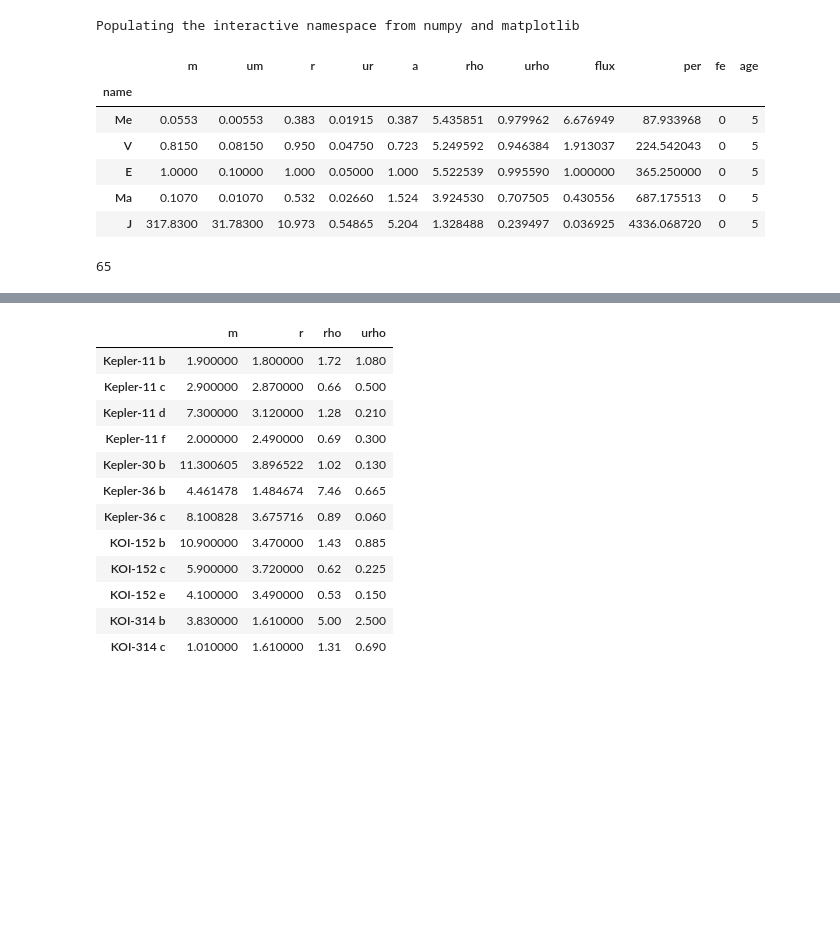
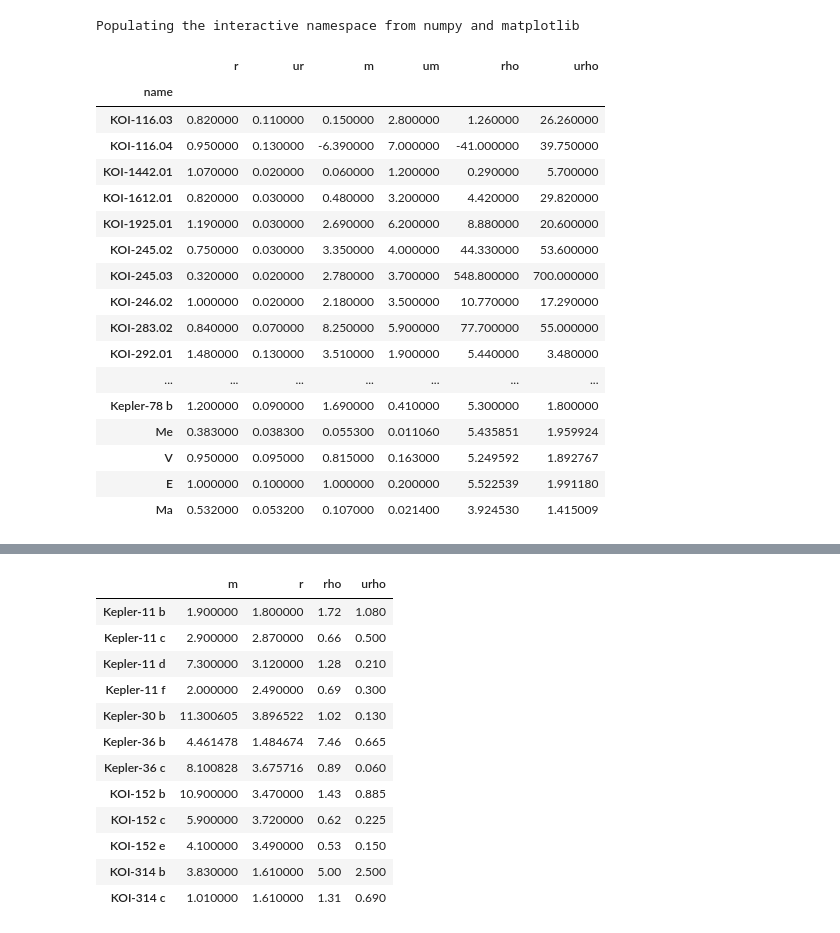
Before and after one commit to sealauren/mrf, a Jupyter notebook: plot_mr.ipynb, the cells around one changed output, grey strips where cells are left out. Cells and saved outputs as stored; diff of their text form; code cells hidden in the pictures; blank space fills up the shorter version.

```diff
--- a/plot_mr.ipynb
+++ b/plot_mr.ipynb
@@ -18,9 +18,9 @@ tsun = 5780 #kelvins
 ss_names = {"name" : ['Me','V','E','Ma','J','S','U','N']}
 ss = pd.DataFrame(ss_names)
 ss['m'] = [0.0553, 0.815, 1.00, 0.107, 317.83, 95.159, 14.536, 17.147]
-ss['um'] = ss.m*0.10
+ss['um'] = ss.m*0.20
 ss['r'] = [0.383,0.950,1.0, 0.532, 10.973, 9.140, 3.981, 3.865]
-ss['ur'] = ss.r*0.05
+ss['ur'] = ss.r*0.10
 ss['a'] = [0.387, 0.723 , 1.0, 1.524, 5.204, 9.582, 19.201, 30.047]
 ss['rho'] = (ss.m * mearth)/(4./3 * np.pi * (ss.r * rearth)**3.)
 ss['urho'] = np.sqrt((ss.um/ss.m)**2. + (3*ss.ur/ss.r)**2.)*ss.rho
@@ -30,38 +30,47 @@ ss['fe'] = [0.0]*8
 ss['age'] = [5.0]*8
 ss = ss.set_index('name')
 ss.head()
+ss.pop?
-# %% [output]
-|  | m | um | r | ur | a | rho | urho | flux | per | fe | age |
-| name |  |  |  |  |  |  |  |  |  |  |  |
-| Me | 0.0553 | 0.00553 | 0.383 | 0.01915 | 0.387 | 5.435851 | 0.979962 | 6.676949 | 87.933968 | 0 | 5 |
-| V | 0.8150 | 0.08150 | 0.950 | 0.04750 | 0.723 | 5.249592 | 0.946384 | 1.913037 | 224.542043 | 0 | 5 |
-| E | 1.0000 | 0.10000 | 1.000 | 0.05000 | 1.000 | 5.522539 | 0.995590 | 1.000000 | 365.250000 | 0 | 5 |
-| Ma | 0.1070 | 0.01070 | 0.532 | 0.02660 | 1.524 | 3.924530 | 0.707505 | 0.430556 | 687.175513 | 0 | 5 |
-| J | 317.8300 | 31.78300 | 10.973 | 0.54865 | 5.204 | 1.328488 | 0.239497 | 0.036925 | 4336.068720 | 0 | 5 |
 # %%
 df = pickle.load(open('exoplanets.pickle'))
 medf = np.median(df.flux)
 df_hot = df[df.flux > medf]
 df_cold = df[df.flux <= medf]
 sp = pickle.load(open('small_exoplanets.pickle'))
 #sp = sp.ix[sp.index!='Kepler-78 b',:]
 sp['evap'] = sp.flux * sp.age
 #sp.um = np.maximum(sp.um,0.1*sp.m)
 #sp.ur = np.maximum(sp.ur,0.05*sp.r)
 #sp.urho = np.maximum(abs(sp.urho), (np.sqrt((sp.um/sp.m)**2. + (3*sp.ur/sp.r)**2.)*sp.rho))
 sp_clean = sp[sp.urho < 6.5]
 sp_1sig = sp[sp.m > sp.um]
 sp_cold = sp[sp.flux <= np.median(sp.flux)]
 sp_hot = sp[sp.flux > np.median(sp.flux)]
 sp['ttv'] = [0]*len(sp)
 sp.ix[['Kepler-11 b','Kepler-11 c','Kepler-11 d','Kepler-11 f','Kepler-30 b','Kepler-36 b','Kepler-36 c','KOI-152 b','KOI-152 c','KOI-152 e','KOI-314 b','KOI-314 c'],'ttv'] = 1
 ttvs = sp.ix[['Kepler-11 b','Kepler-11 c','Kepler-11 d','Kepler-11 f','Kepler-30 b','Kepler-36 b','Kepler-36 c','KOI-152 b','KOI-152 c','KOI-152 e','KOI-314 b','KOI-314 c'],:]
 sp_vol = sp[sp.r >= 1.5]
 sp_rocky = sp[sp.r < 1.5].append(ss[ss.r < 1.5])
 sp_rocky.ix[:,['r','ur','m','um','rho','urho']]
-len(sp)
 # %% [output]
-65
+|  | r | ur | m | um | rho | urho |
+| name |  |  |  |  |  |  |
+| KOI-116.03 | 0.820000 | 0.110000 | 0.150000 | 2.800000 | 1.260000 | 26.260000 |
+| KOI-116.04 | 0.950000 | 0.130000 | -6.390000 | 7.000000 | -41.000000 | 39.750000 |
+| KOI-1442.01 | 1.070000 | 0.020000 | 0.060000 | 1.200000 | 0.290000 | 5.700000 |
+| KOI-1612.01 | 0.820000 | 0.030000 | 0.480000 | 3.200000 | 4.420000 | 29.820000 |
+| KOI-1925.01 | 1.190000 | 0.030000 | 2.690000 | 6.200000 | 8.880000 | 20.600000 |
+| KOI-245.02 | 0.750000 | 0.030000 | 3.350000 | 4.000000 | 44.330000 | 53.600000 |
+| KOI-245.03 | 0.320000 | 0.020000 | 2.780000 | 3.700000 | 548.800000 | 700.000000 |
+| KOI-246.02 | 1.000000 | 0.020000 | 2.180000 | 3.500000 | 10.770000 | 17.290000 |
+| KOI-283.02 | 0.840000 | 0.070000 | 8.250000 | 5.900000 | 77.700000 | 55.000000 |
+| KOI-292.01 | 1.480000 | 0.130000 | 3.510000 | 1.900000 | 5.440000 | 3.480000 |
+| ... | ... | ... | ... | ... | ... | ... |
+| Kepler-78 b | 1.200000 | 0.090000 | 1.690000 | 0.410000 | 5.300000 | 1.800000 |
+| Me | 0.383000 | 0.038300 | 0.055300 | 0.011060 | 5.435851 | 1.959924 |
+| V | 0.950000 | 0.095000 | 0.815000 | 0.163000 | 5.249592 | 1.892767 |
+| E | 1.000000 | 0.100000 | 1.000000 | 0.200000 | 5.522539 | 1.991180 |
+| Ma | 0.532000 | 0.053200 | 0.107000 | 0.021400 | 3.924530 | 1.415009 |
 # %%
 sp.ix[:5,['per','m','um','r','ur','flux','firstref','orbref']]
 # %% [output]
```
Also changed, not shown: parts of 10 cells of this notebook, 1 other file.
